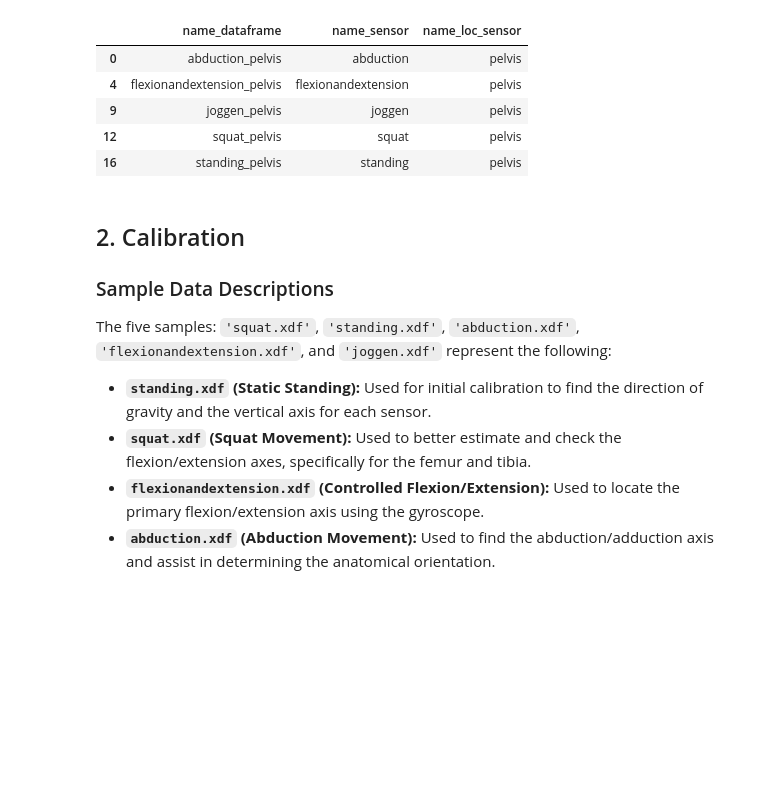
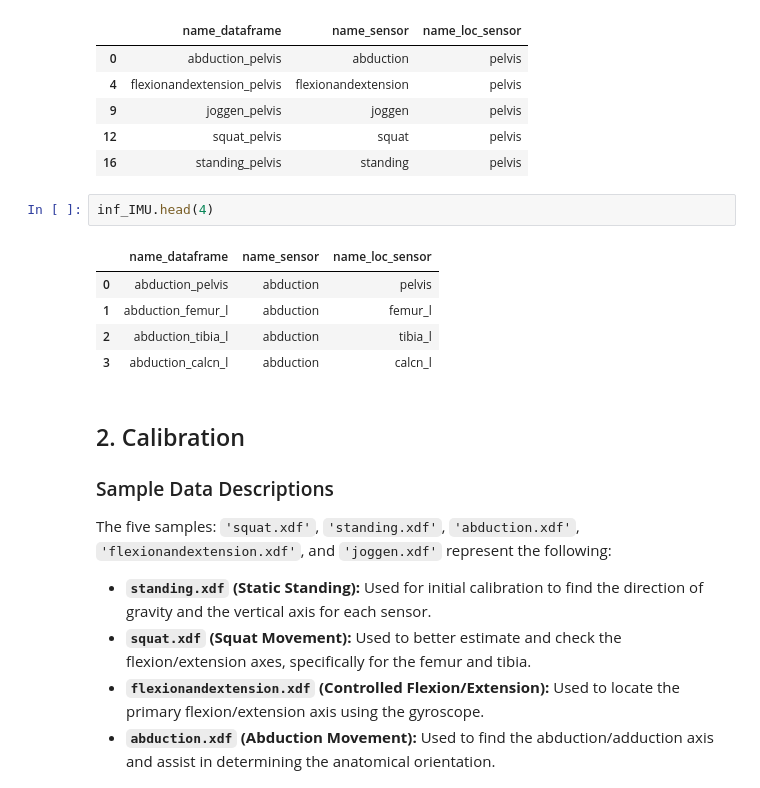
Before and after one commit to Mohsenmohebbi1993/Biomechanik, a Jupyter notebook: notebooks/6. Mrteza Project IMU and xdf file.ipynb, the cells around one changed output. Cells and saved outputs as stored; diff of their text form; blank space fills up the shorter version.

```diff
--- a/notebooks/6. Mrteza Project IMU and xdf file.ipynb
+++ b/notebooks/6. Mrteza Project IMU and xdf file.ipynb
@@ -123,6 +123,14 @@ inf_IMU[inf_IMU["name_loc_sensor"].eq("pelvis")]
 | 9 | joggen_pelvis | joggen | pelvis |
 | 12 | squat_pelvis | squat | pelvis |
 | 16 | standing_pelvis | standing | pelvis |
+# %%
+inf_IMU.head(4)
+# %% [output]
+|  | name_dataframe | name_sensor | name_loc_sensor |
+| 0 | abduction_pelvis | abduction | pelvis |
+| 1 | abduction_femur_l | abduction | femur_l |
+| 2 | abduction_tibia_l | abduction | tibia_l |
+| 3 | abduction_calcn_l | abduction | calcn_l |
 # %% [markdown]
 ## 2. Calibration
 
```
Also changed, not shown: parts of 1 cell of this notebook.
